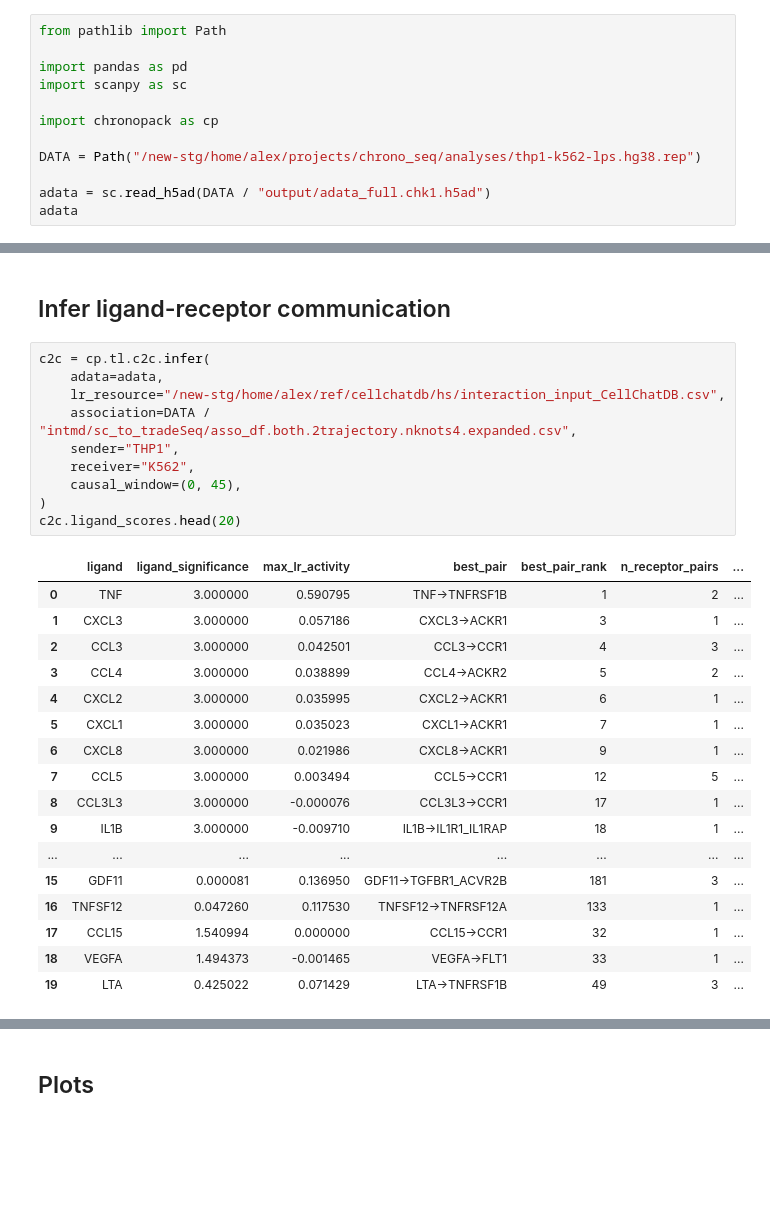
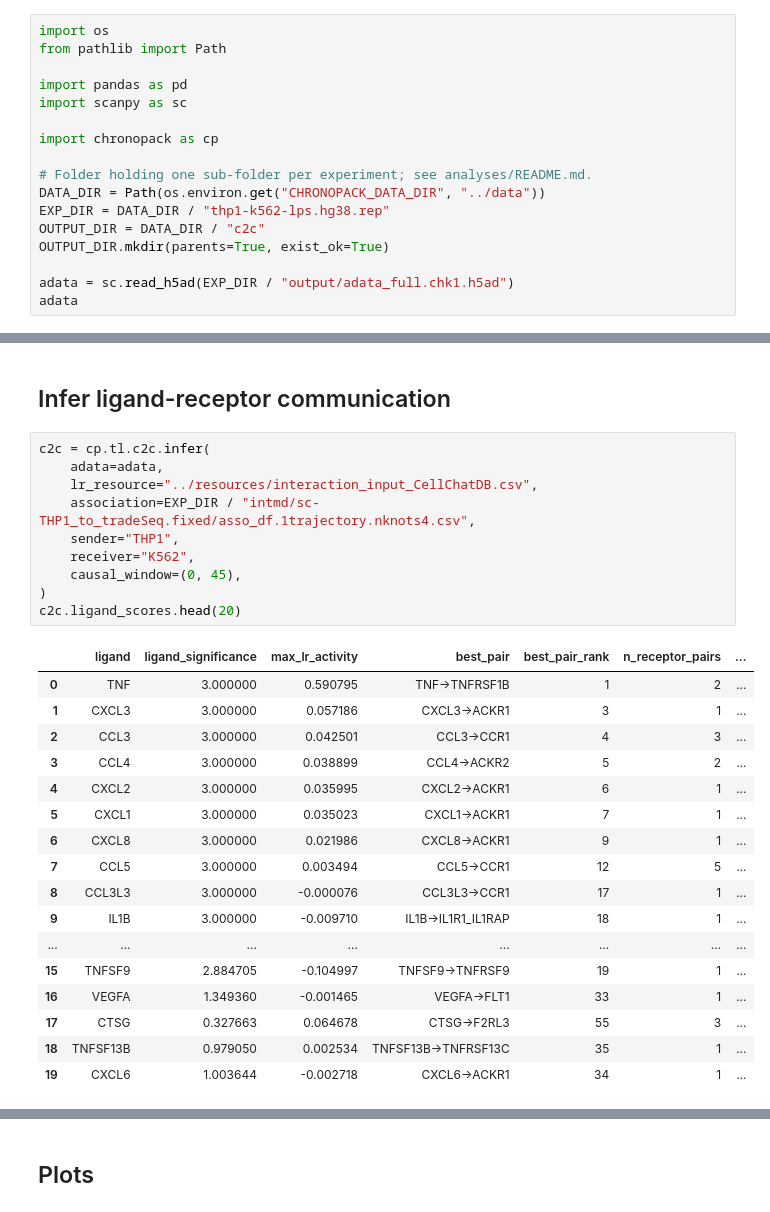
Before and after one commit to Wang-lab-UCSD/ChronoPack, a Jupyter notebook: analyses/c2c/CellCommunication.ipynb, the cells around one changed output, grey strips where cells are left out. Cells and saved outputs as stored; diff of their text form; blank space fills up the shorter version.

```diff
--- a/analyses/c2c/CellCommunication.ipynb
+++ b/analyses/c2c/CellCommunication.ipynb
@@ -8,6 +8,7 @@ Which ligands secreted by THP1 cells are likely to signal to K562 cells after LP
 - its **early LR activity**: ligand expression × receptor availability relative to time 0, summed over the time points in `causal_window` (0–45 min), and
 - the **ligand's temporal association** in THP1 cells (tradeSeq, -log10 p).
 # %%
+import os
 from pathlib import Path
 
 import pandas as pd
@@ -15,9 +16,13 @@ import scanpy as sc
 
 import chronopack as cp
 
-DATA = Path("/new-stg/home/alex/projects/chrono_seq/analyses/thp1-k562-lps.hg38.rep")
+# Folder holding one sub-folder per experiment; see analyses/README.md.
+DATA_DIR = Path(os.environ.get("CHRONOPACK_DATA_DIR", "../data"))
+EXP_DIR = DATA_DIR / "thp1-k562-lps.hg38.rep"
+OUTPUT_DIR = DATA_DIR / "c2c"
+OUTPUT_DIR.mkdir(parents=True, exist_ok=True)
 
-adata = sc.read_h5ad(DATA / "output/adata_full.chk1.h5ad")
+adata = sc.read_h5ad(EXP_DIR / "output/adata_full.chk1.h5ad")
 adata
 # %% [output]
 AnnData object with n_obs × n_vars = 3915 × 21693
@@ -32,29 +37,29 @@ AnnData object with n_obs × n_vars = 3915 × 21693
 # %%
 c2c = cp.tl.c2c.infer(
     adata=adata,
-    lr_resource="/new-stg/home/alex/ref/cellchatdb/hs/interaction_input_CellChatDB.csv",
-    association=DATA / "intmd/sc_to_tradeSeq/asso_df.both.2trajectory.nknots4.expanded.csv",
+    lr_resource="../resources/interaction_input_CellChatDB.csv",
+    association=EXP_DIR / "intmd/sc-THP1_to_tradeSeq.fixed/asso_df.1trajectory.nknots4.csv",
     sender="THP1",
     receiver="K562",
     causal_window=(0, 45),
 )
 c2c.ligand_scores.head(20)
 # %% [output]
 |  | ligand | ligand_significance | max_lr_activity | best_pair | best_pair_rank | n_receptor_pairs | ... |
 | 0 | TNF | 3.000000 | 0.590795 | TNF->TNFRSF1B | 1 | 2 | ... |
 | 1 | CXCL3 | 3.000000 | 0.057186 | CXCL3->ACKR1 | 3 | 1 | ... |
 | 2 | CCL3 | 3.000000 | 0.042501 | CCL3->CCR1 | 4 | 3 | ... |
 | 3 | CCL4 | 3.000000 | 0.038899 | CCL4->ACKR2 | 5 | 2 | ... |
 | 4 | CXCL2 | 3.000000 | 0.035995 | CXCL2->ACKR1 | 6 | 1 | ... |
 | 5 | CXCL1 | 3.000000 | 0.035023 | CXCL1->ACKR1 | 7 | 1 | ... |
 | 6 | CXCL8 | 3.000000 | 0.021986 | CXCL8->ACKR1 | 9 | 1 | ... |
 | 7 | CCL5 | 3.000000 | 0.003494 | CCL5->CCR1 | 12 | 5 | ... |
 | 8 | CCL3L3 | 3.000000 | -0.000076 | CCL3L3->CCR1 | 17 | 1 | ... |
 | 9 | IL1B | 3.000000 | -0.009710 | IL1B->IL1R1_IL1RAP | 18 | 1 | ... |
 | ... | ... | ... | ... | ... | ... | ... | ... |
-| 15 | GDF11 | 0.000081 | 0.136950 | GDF11->TGFBR1_ACVR2B | 181 | 3 | ... |
-| 16 | TNFSF12 | 0.047260 | 0.117530 | TNFSF12->TNFRSF12A | 133 | 1 | ... |
-| 17 | CCL15 | 1.540994 | 0.000000 | CCL15->CCR1 | 32 | 1 | ... |
-| 18 | VEGFA | 1.494373 | -0.001465 | VEGFA->FLT1 | 33 | 1 | ... |
-| 19 | LTA | 0.425022 | 0.071429 | LTA->TNFRSF1B | 49 | 3 | ... |
+| 15 | TNFSF9 | 2.884705 | -0.104997 | TNFSF9->TNFRSF9 | 19 | 1 | ... |
+| 16 | VEGFA | 1.349360 | -0.001465 | VEGFA->FLT1 | 33 | 1 | ... |
+| 17 | CTSG | 0.327663 | 0.064678 | CTSG->F2RL3 | 55 | 3 | ... |
+| 18 | TNFSF13B | 0.979050 | 0.002534 | TNFSF13B->TNFRSF13C | 35 | 1 | ... |
+| 19 | CXCL6 | 1.003644 | -0.002718 | CXCL6->ACKR1 | 34 | 1 | ... |
 # %%
```
Also changed, not shown: parts of 6 cells of this notebook, 54 other files.
